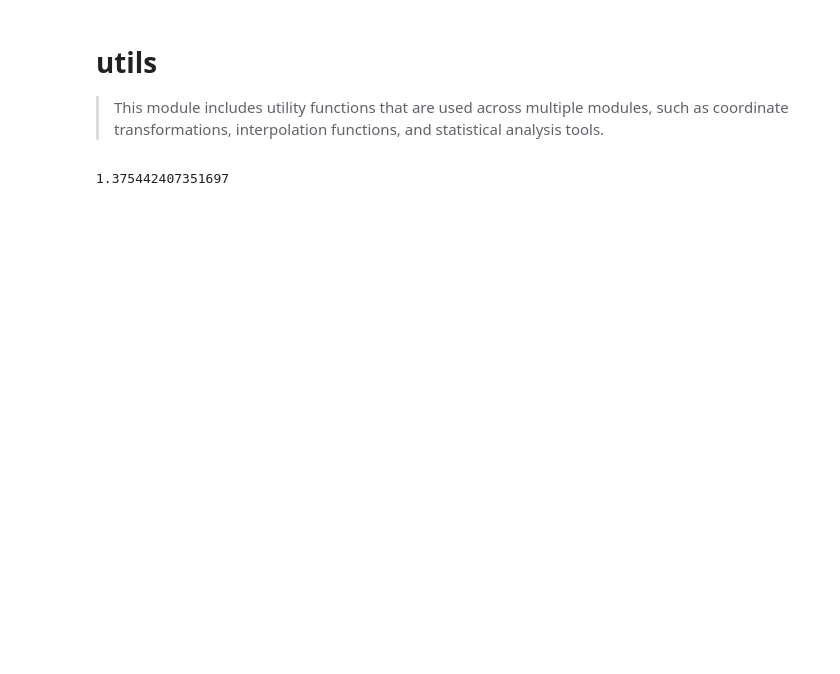
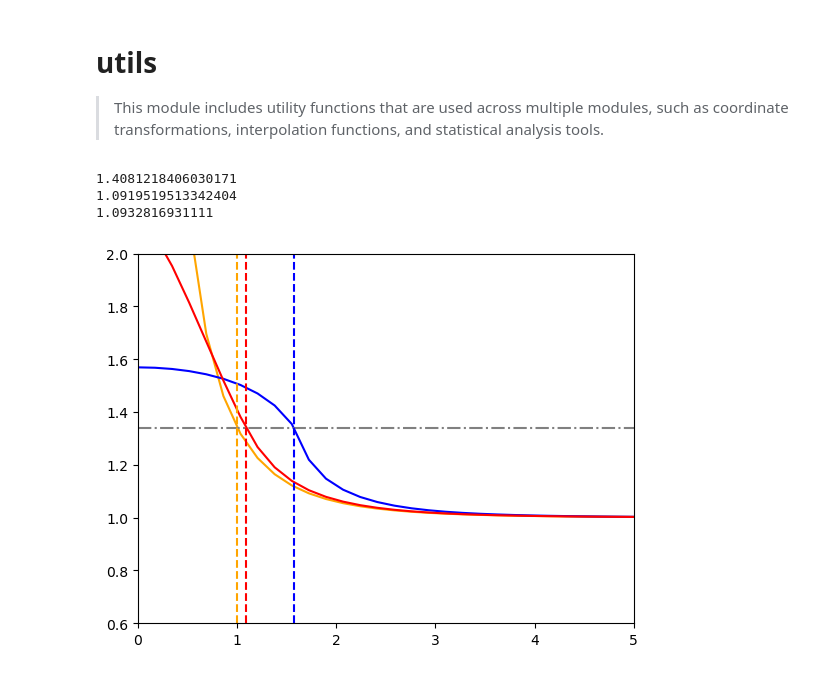
Before and after one commit to NolanSmyth/LensCalcPy, a Jupyter notebook: nbs/04_utils.ipynb, the cells around one changed output. Drawn from its saved outputs; the diff is of its cells as text; code cells hidden in the pictures; blank space fills up the shorter version.

```diff
--- a/nbs/04_utils.ipynb
+++ b/nbs/04_utils.ipynb
@@ -117,9 +172,35 @@ def magnification_finite(m_pbh, lam, u, rho):
-# %%
-rho = 2
-u = 1
-m_pbh = 1e-10
-lam = 6000
-
-print(magnification_finite(m_pbh, lam, u, rho))
-# %% [output]
-1.375442407351697
+# %%
+u = 1
+m_pbh = 1e-11
+lam = 6000
+dl = 1
+ds = 770
+A_thresh = 1.34
+
+print(magnification_finite_wave(m_pbh, lam, u, dl, ds))
+print(u_t_finite_wave(m_pbh, lam, dl, ds))
+print(u_t_finite(m_pbh, lam, dl, ds))
+# %% [output]
+1.4081218406030171
+1.0919519513342404
+1.0932816931111
+# %%
+us = np.linspace(0,5,30)
+mags_point = [magnification(u) for u in us]
+mags_finite = [magnification_finite(m_pbh, lam, u, 6, ds) for u in us]
+mags_finite_wave = [magnification_finite_wave(m_pbh, lam, u, 1, ds) for u in us]
+ut_finite = u_t_finite(m_pbh, lam, 6, ds)
+ut_finite_wave = u_t_finite_wave(m_pbh, lam, 1, ds)
+# %%
+plt.plot(us, mags_point, color='orange', label='Point')
+plt.plot(us, mags_finite, color='blue', label='Finite')
+plt.plot(us, mags_finite_wave, color='red', label='Finite + Wave')
+plt.axhline(y=A_thresh, color='gray', linestyle='-.')
+plt.axvline(x=ut_finite, color='blue', linestyle='--')
+plt.axvline(x=ut_finite_wave, color='red', linestyle='--')
+plt.axvline(x=1, color='orange', linestyle='--')
+plt.xlim(0,5)
+plt.ylim(0.6,2.0)
+plt.show()
+# %% [output]
+[figure, added]
```
Also changed, not shown: parts of 7 cells of this notebook.
